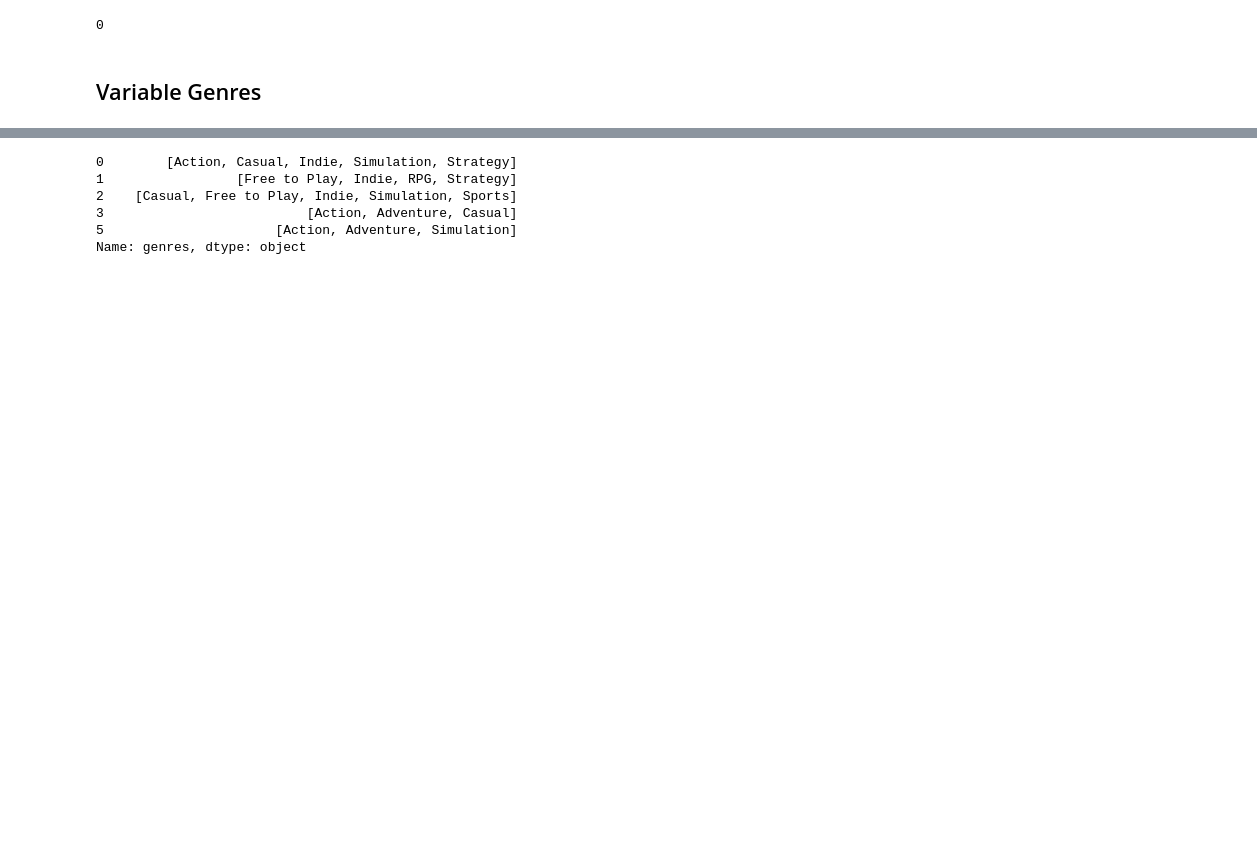
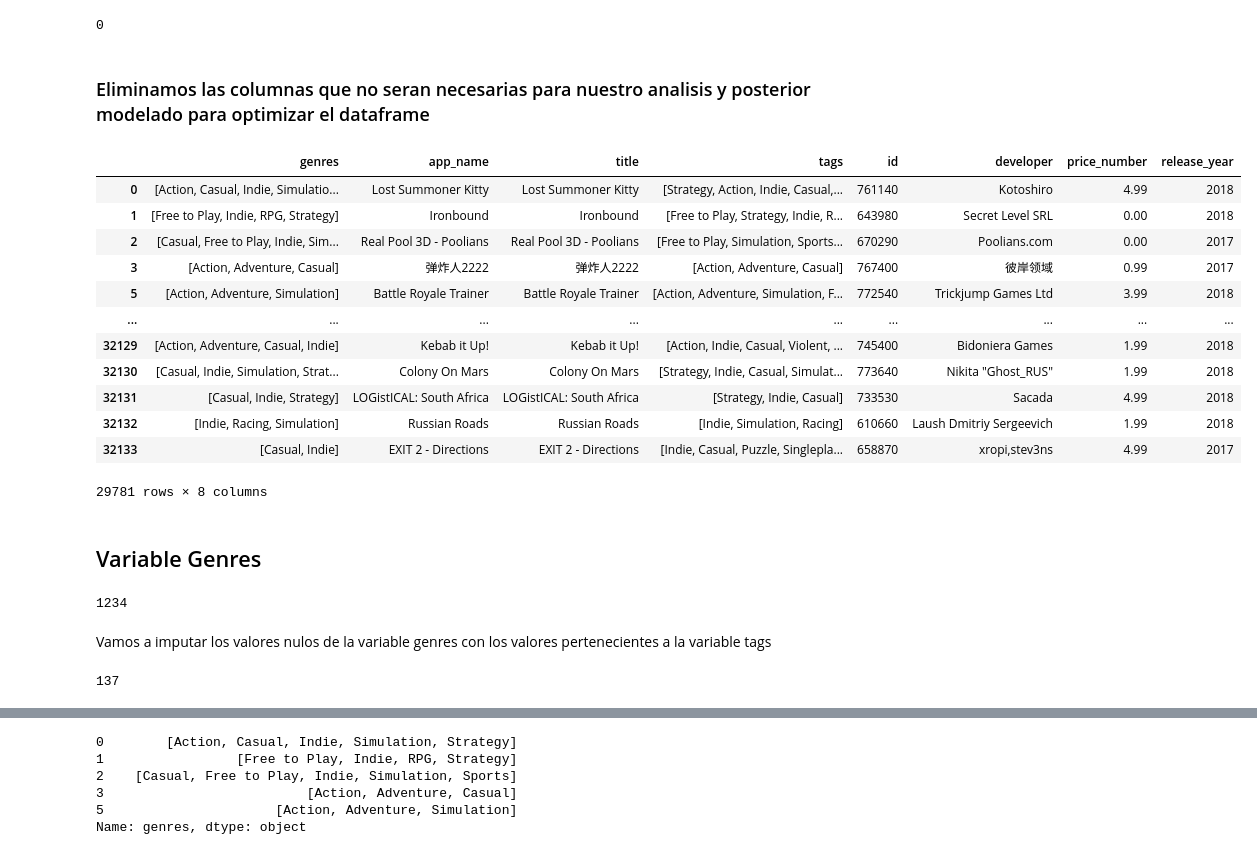
Before and after one commit to ASGuzman/PI_MLOps_Steam, a Jupyter notebook: 01_ETL_Output.ipynb, the cells around one changed output, grey strips where cells are left out. Saved outputs shown, nothing was run; the diff lists cells and outputs as text; code cells hidden in the pictures; blank space fills up the shorter version.

```diff
--- a/01_ETL_Output.ipynb
+++ b/01_ETL_Output.ipynb
@@ -258,5 +262,30 @@ df_output.head(2)
 df_output["release_year"].isnull().sum()
 # %% [output]
 0
+# %% [markdown]
+### Eliminamos las columnas que no seran necesarias para nuestro analisis y posterior modelado para optimizar el dataframe
+# %%
+df_output.drop(["release_date", "price","url","publisher","reviews_url","specs","early_access"], axis=1, inplace=True)
+df_output
+# %% [output]
+|  | genres | app_name | title | tags | id | developer | price_number | release_year |
+| 0 | [Action, Casual, Indie, Simulatio... | Lost Summoner Kitty | Lost Summoner Kitty | [Strategy, Action, Indie, Casual,... | 761140 | Kotoshiro | 4.99 | 2018 |
+| 1 | [Free to Play, Indie, RPG, Strategy] | Ironbound | Ironbound | [Free to Play, Strategy, Indie, R... | 643980 | Secret Level SRL | 0.00 | 2018 |
+| 2 | [Casual, Free to Play, Indie, Sim... | Real Pool 3D - Poolians | Real Pool 3D - Poolians | [Free to Play, Simulation, Sports... | 670290 | Poolians.com | 0.00 | 2017 |
+| 3 | [Action, Adventure, Casual] | 弹炸人2222 | 弹炸人2222 | [Action, Adventure, Casual] | 767400 | 彼岸领域 | 0.99 | 2017 |
+| 5 | [Action, Adventure, Simulation] | Battle Royale Trainer | Battle Royale Trainer | [Action, Adventure, Simulation, F... | 772540 | Trickjump Games Ltd | 3.99 | 2018 |
+| ... | ... | ... | ... | ... | ... | ... | ... | ... |
+| 32129 | [Action, Adventure, Casual, Indie] | Kebab it Up! | Kebab it Up! | [Action, Indie, Casual, Violent, ... | 745400 | Bidoniera Games | 1.99 | 2018 |
+| 32130 | [Casual, Indie, Simulation, Strat... | Colony On Mars | Colony On Mars | [Strategy, Indie, Casual, Simulat... | 773640 | Nikita "Ghost_RUS" | 1.99 | 2018 |
+| 32131 | [Casual, Indie, Strategy] | LOGistICAL: South Africa | LOGistICAL: South Africa | [Strategy, Indie, Casual] | 733530 | Sacada | 4.99 | 2018 |
+| 32132 | [Indie, Racing, Simulation] | Russian Roads | Russian Roads | [Indie, Simulation, Racing] | 610660 | Laush Dmitriy Sergeevich | 1.99 | 2018 |
+| 32133 | [Casual, Indie] | EXIT 2 - Directions | EXIT 2 - Directions | [Indie, Casual, Puzzle, Singlepla... | 658870 | xropi,stev3ns | 4.99 | 2017 |
+29781 rows × 8 columns
 # %% [markdown]
 ## Variable Genres
+# %%
+df_output["genres"].isnull().sum()
+# %% [output]
+1234
+# %% [markdown]
+Vamos a imputar los valores nulos de la variable genres con los valores pertenecientes a la variable tags
@@ -262,0 +294,4 @@ df_output["release_year"].isnull().sum()
+# %%
+df_output["genres"].isnull().sum()
+# %% [output]
+137
```
Also changed, not shown: parts of 35 cells of this notebook.
